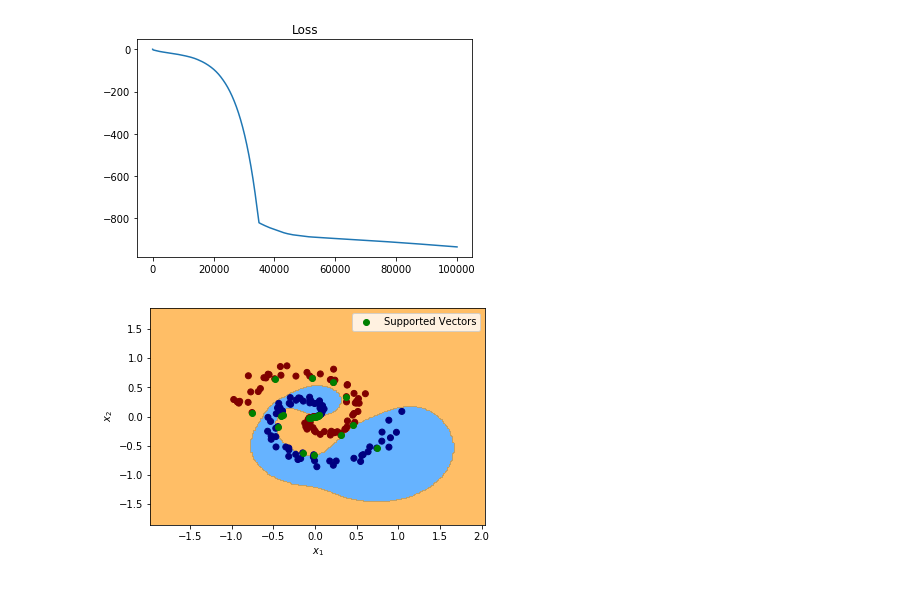
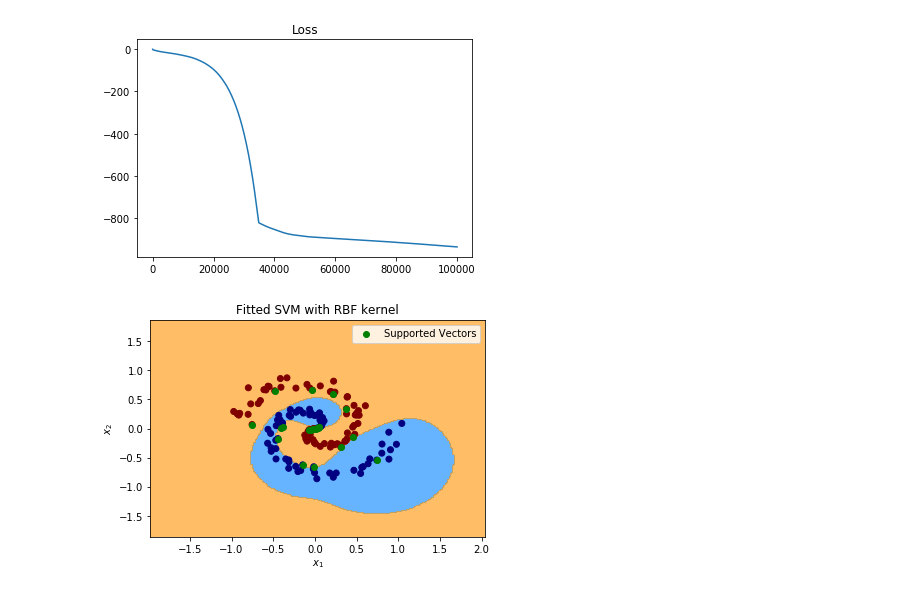
Before and after one commit to SergioAlvarezB/ml-numpy, a Jupyter notebook: notebooks/svm-kernels.ipynb, the cells around one changed output. Drawn from its saved outputs; the diff is of its cells as text; code cells hidden in the pictures.

```diff
--- a/notebooks/svm-kernels.ipynb
+++ b/notebooks/svm-kernels.ipynb
@@ -152,13 +154,14 @@ plt.show();
 # %%
 ax = plot_decision_boundary(rbf_model.predict,
                             x_range=[x_train[:, 0].min()-1, x_train[:, 0].max()+1],
                             y_range=[x_train[:, 1].min()-1, x_train[:, 1].max()+1])
 ax.scatter(x_train[:, 0], x_train[:, 1], c=y_train, cmap='jet')
 # Plot supported vectors
 ax.scatter(rbf_model.supported_vectors[:, 0], rbf_model.supported_vectors[:, 1], color='green', label='Supported Vectors')
 ax.legend()
+plt.title("Fitted SVM with RBF kernel")
 plt.xlabel('$x_1$')
 plt.ylabel('$x_2$')
 plt.show()
 # %% [output]
-[figure, old version]
+[figure, new version]
```
Also changed, not shown: parts of 3 cells of this notebook, 19 other files.
